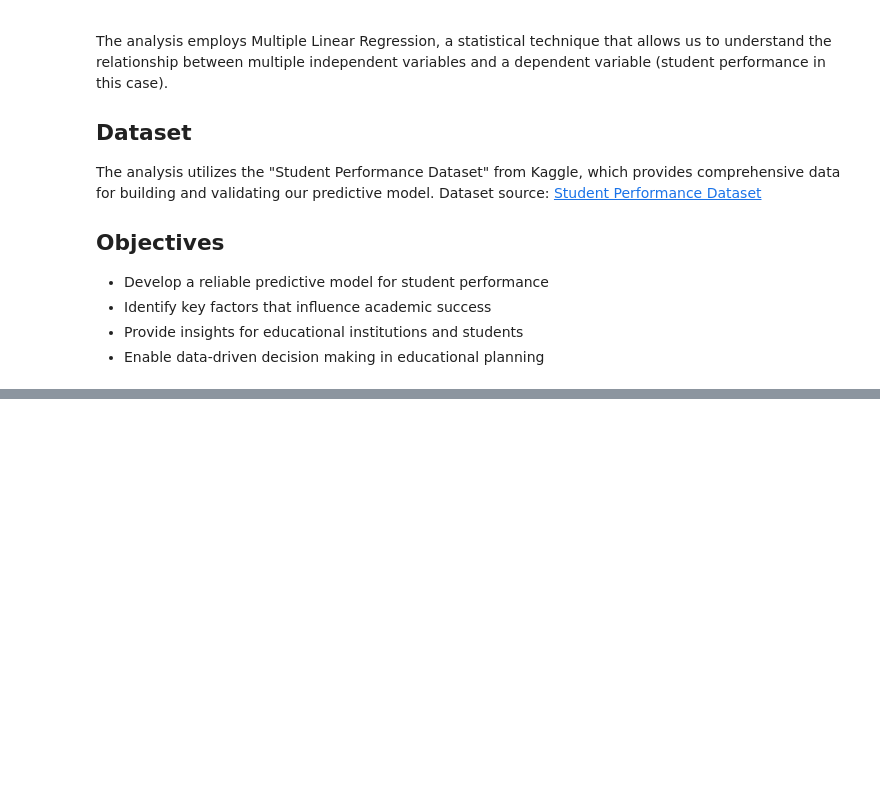
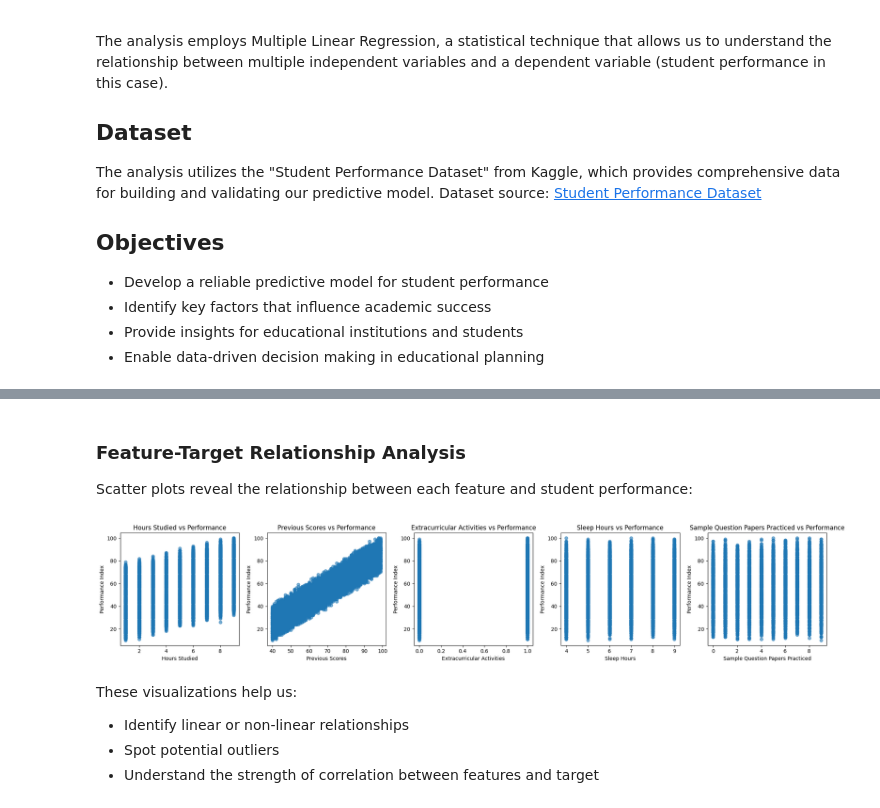
Before and after one commit to Syed-Ahmed02/student-performance-predictor, a Jupyter notebook: analysis.ipynb, the cells around one changed output, grey strips where cells are left out. Drawn from its saved outputs; the diff is of its cells as text; code cells hidden in the pictures; blank space fills up the shorter version.

```diff
--- a/analysis.ipynb
+++ b/analysis.ipynb
@@ -100,0 +155,19 @@ Text(0.5, 1.0, 'Practice Questions vs Performance')
+# %% [markdown]
+### Feature-Target Relationship Analysis
+Scatter plots reveal the relationship between each feature and student performance:
+# %%
+fig, ax = plt.subplots(1, 5, figsize=(20, 4))
+for i in range(len(ax)):
+    ax[i].scatter(X[X_features[i]], y, alpha=0.6)
+    ax[i].set_xlabel(X_features[i])
+    ax[i].set_ylabel("Performance Index")
+    ax[i].set_title(f'{X_features[i]} vs Performance')
+plt.tight_layout()
+plt.show()
+# %% [output]
+[figure, added]
+# %% [markdown]
+These visualizations help us:
+- Identify linear or non-linear relationships
+- Spot potential outliers
+- Understand the strength of correlation between features and target
```
Also changed, not shown: parts of 38 cells of this notebook.
